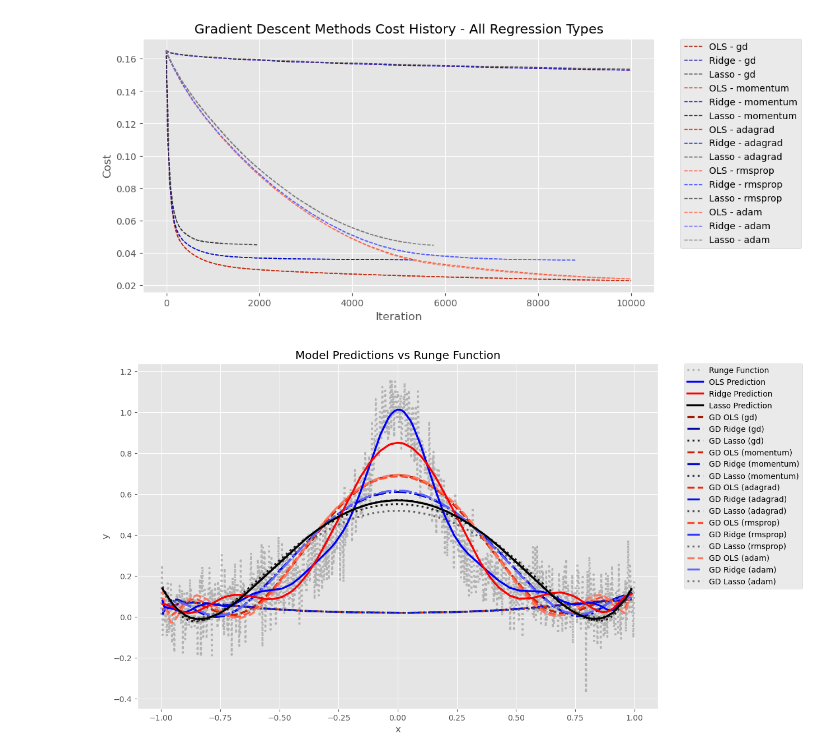
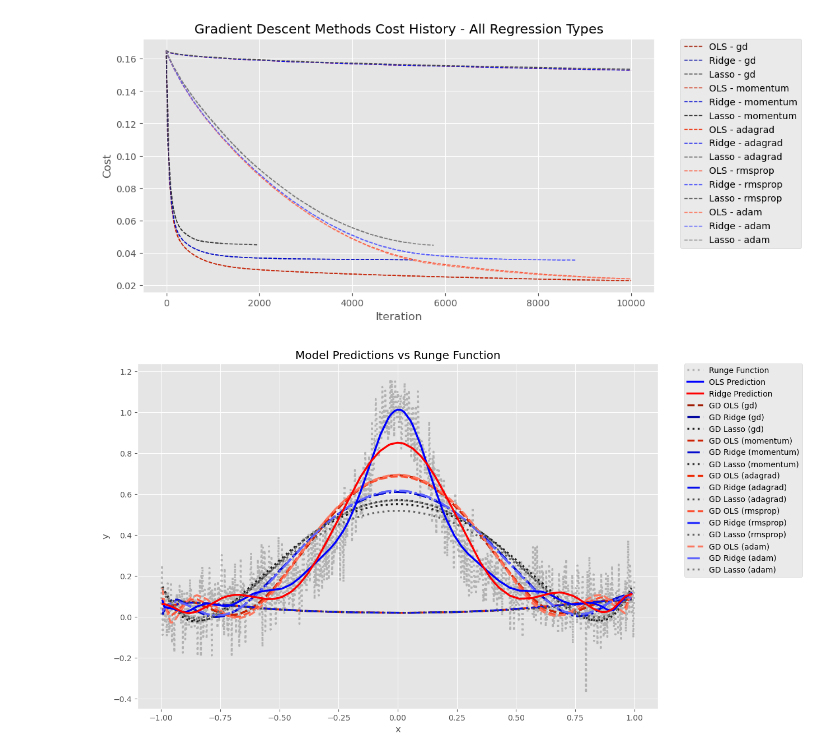
Before and after one commit to kjes4pres/Project_1_FYSSTK, a Jupyter notebook: Code/c_and_d.ipynb, the cells around one changed output. Cells and saved outputs as stored; diff of their text form; code cells hidden in the pictures.

```diff
--- a/Code/c_and_d.ipynb
+++ b/Code/c_and_d.ipynb
@@ -260,26 +260,26 @@ plt.show()
 # %%
 # Plot the results from OLS and Ridge on the test data
 plt.figure(figsize=(12, 8))
 # Plot the true function, however we need to sort x for this
 sort_indices_full = np.argsort(x.flatten())
 plt.plot(x[sort_indices_full], y[sort_indices_full], color='gray', linestyle=':', label='Runge Function', linewidth=2.5, alpha=0.5)
 # Sort x_test and corresponding predictions for better plotting
 sort_indices = np.argsort(x_test.flatten())
 plt.plot(x_test[sort_indices], y_pred_ols[sort_indices],   color='blue', label='OLS Prediction',   zorder=5, linewidth=2.5, linestyle='-')
 plt.plot(x_test[sort_indices], y_pred_ridge[sort_indices], color='red',  label='Ridge Prediction', zorder=8, linewidth=2.5, linestyle='-')
-plt.plot(x_test[sort_indices], y_pred_Lasso[sort_indices], color='Black',  label='Lasso Prediction', zorder=8, linewidth=2.5, linestyle='-')
+#plt.plot(x_test[sort_indices], y_pred_Lasso[sort_indices], color='Black',  label='Lasso Prediction', zorder=8, linewidth=2.5, linestyle='-')
 colors_OLS   = {'gd': '#A01B03', 'momentum': '#CD2204', 'adagrad': '#ED2905', 'rmsprop': '#FB5032', 'adam': '#FC775F'}
 colors_Ridge = {'gd': '#0308A0', 'momentum': '#040BCD', 'adagrad': '#050DED', 'rmsprop': '#3239FB', 'adam': '#5F64FC'}
 colors_Lasso = {'gd': '#1D1D1D', 'momentum': '#353535', 'adagrad': '#4C4C4C', 'rmsprop': '#646464', 'adam': '#7C7C7C'}
 for method in methods:
     plt.plot(x_test[sort_indices], X_test[sort_indices] @ results[method]['theta_OLS'],   label=f'GD OLS ({method})',   linewidth=2.5, linestyle='--', color=colors_OLS[method])
     plt.plot(x_test[sort_indices], X_test[sort_indices] @ results[method]['theta_Ridge'], label=f'GD Ridge ({method})', linewidth=2.5, linestyle='-.', color=colors_Ridge[method])
     plt.plot(x_test[sort_indices], X_test[sort_indices] @ results[method]['theta_Lasso'], label=f'GD Lasso ({method})', linewidth=2.5, linestyle=':', color=colors_Lasso[method])
 plt.xlabel("x")
 plt.ylabel("y")
 plt.title("Model Predictions vs Runge Function")
 # Making the legend outside the plot
 plt.legend(bbox_to_anchor=(1.05, 1), loc='upper left', borderaxespad=0.)
 plt.show()
 # %% [output]
-[figure, old version]
+[figure, new version]
```
Also changed, not shown: parts of 6 cells of this notebook.
